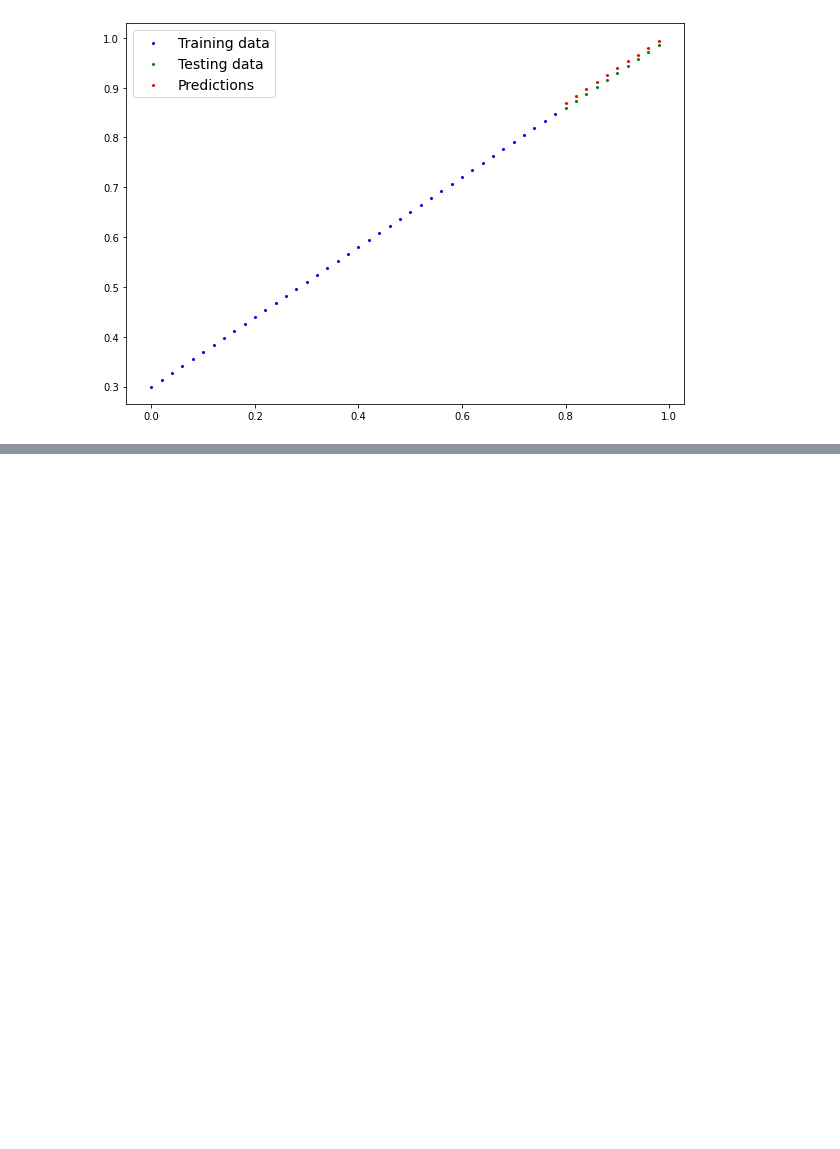
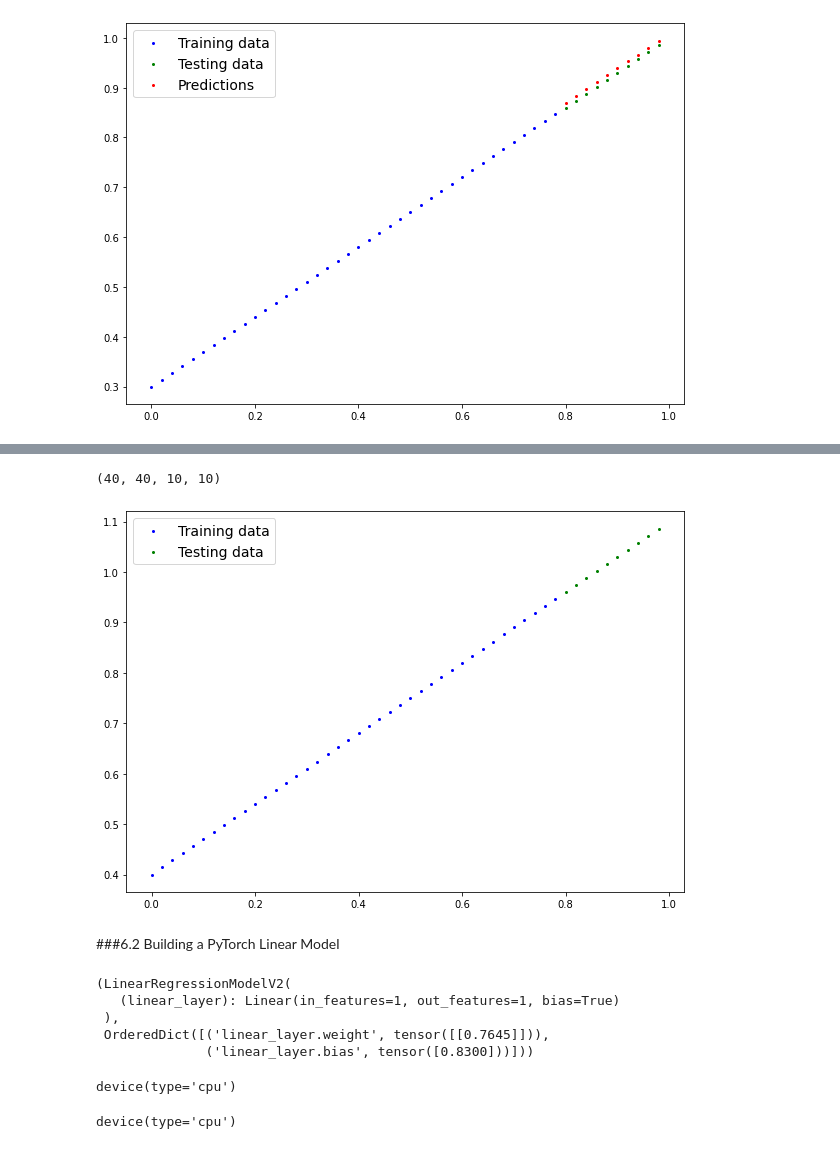
Before and after one commit to tincorpai/Deep_Learning_Pytorch, a Jupyter notebook: PythonWorkFlow_video.ipynb, the cells around one changed output, grey strips where cells are left out. Saved outputs shown, nothing was run; the diff lists cells and outputs as text; code cells hidden in the pictures; blank space fills up the shorter version.

```diff
--- a/PythonWorkFlow_video.ipynb
+++ b/PythonWorkFlow_video.ipynb
@@ -582,0 +752,12 @@ plot_predictions(predictions=y_pred_new)  #This is our result after applying the
+# %%
+# crete *known* parameters
+weight = 0.7
+bias = 0.4
+
+# Create
+start = 0
+end = 1
+step = 0.02
+X = torch.arange(start, end, step).unsqueeze(dim=1) #Adds extra dimension.
+y  = weight * X + bias
+X[:10], y[:10]
@@ -582,0 +784,54 @@ plot_predictions(predictions=y_pred_new)  #This is our result after applying the
+# %%
+#Split the data
+#Create a train/test split use 80 of the data set for train data
+train_split = int(0.8 * len(X))
+
+X_train, y_train = X[:train_split], y[:train_split]
+X_test, y_test = X[train_split:], y[train_split:]
+
+len(X_train), len(y_train), len(X_test), len(y_test)
+# %% [output]
+(40, 40, 10, 10)
+# %%
+#Plots the data
+plot_predictions(X_train, y_train, X_test, y_test)
+# %% [output]
+[figure, added]
+# %% [markdown]
+###6.2 Building a PyTorch Linear Model
+# %%
+#Create a linear model by subclassing nn.Module
+#You do not need to initialize the model parameters yourself, nn.linear does that for us.
+class LinearRegressionModelV2(nn.Module):
+  def __init__(self):
+    #<- almost everything in PyTorch is from nn.modules. Your module should subclass this class
+    super().__init__()
+    # Use nn.Linear() for creating the model parameters
+    self.linear_layer = nn.Linear(in_features=1,    #take one feature to output one layer.
+                                  out_features=1)
+
+  def forward(self, X: torch.Tensor) -> torch.Tensor:
+    return self.linear_layer(X)
+
+
+#set the manual seed
+torch.manual_seed(42)
+model_1 = LinearRegressionModelV2()
+model_1, model_1.state_dict()
+# %% [output]
+(LinearRegressionModelV2(
+   (linear_layer): Linear(in_features=1, out_features=1, bias=True)
+ ),
+ OrderedDict([('linear_layer.weight', tensor([[0.7645]])),
+              ('linear_layer.bias', tensor([0.8300]))]))
+# %%
+#Check the model current device
+next(model_1.parameters()).device
+# %% [output]
+device(type='cpu')
+# %%
+#set the model to use the target device
+model_1.to(device)
+next(model_1.parameters()).device
+# %% [output]
+device(type='cpu')
```
Also changed, not shown: parts of 27 cells of this notebook.
